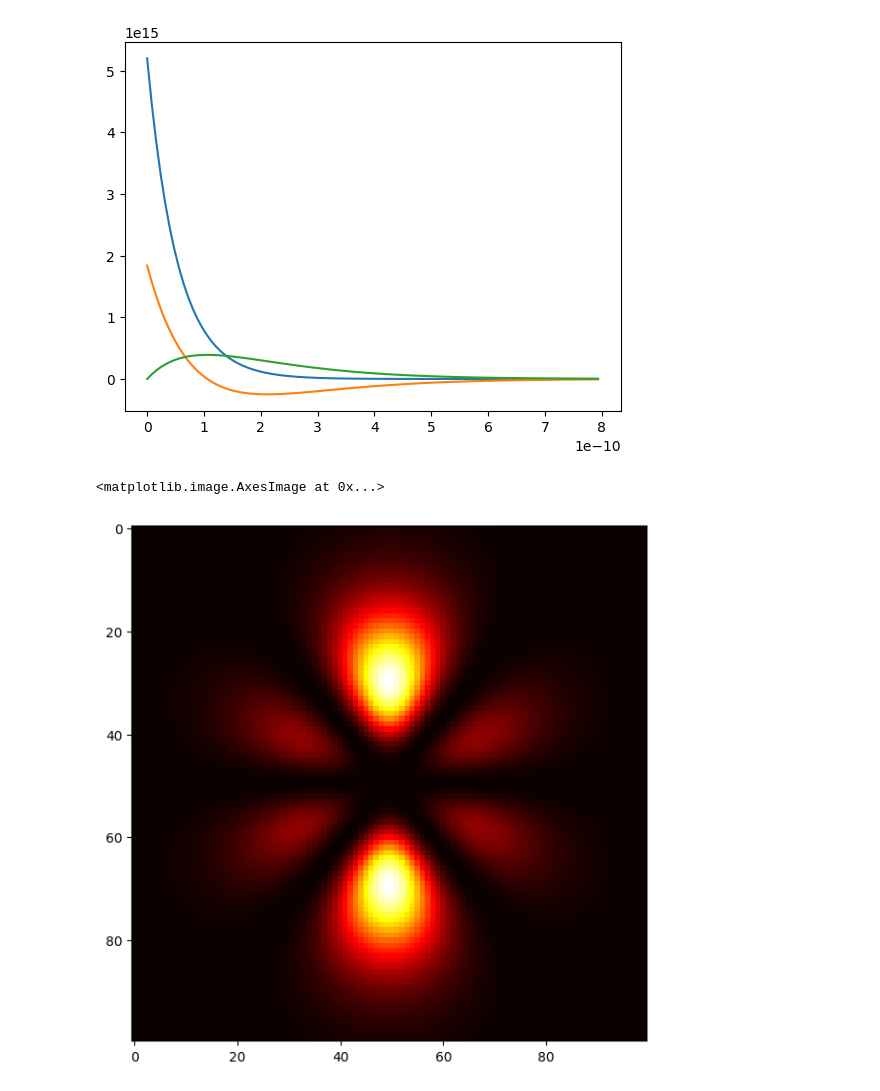
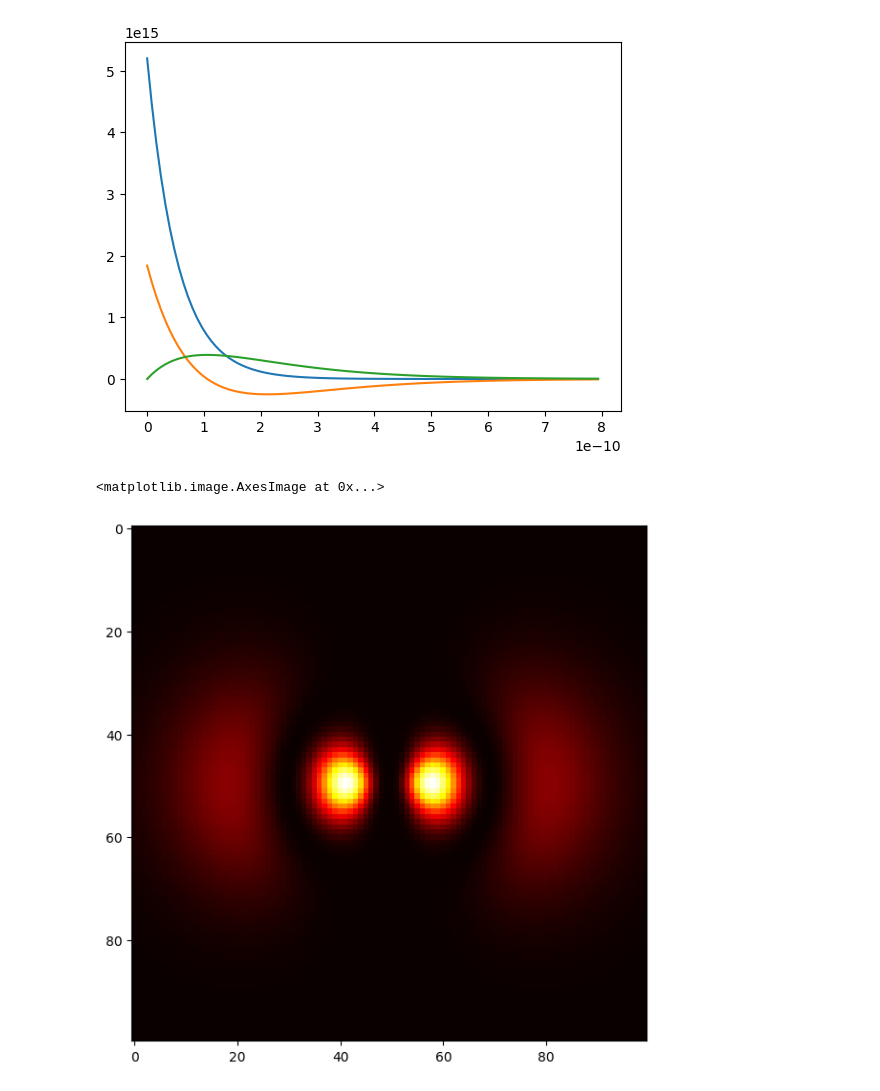
Before and after one commit to DanielBarrreto/Hydrogen-atom, a Jupyter notebook: H_A.ipynb, the cells around one changed output. Saved outputs shown, nothing was run; the diff lists cells and outputs as text; code cells hidden in the pictures.

```diff
--- a/H_A.ipynb
+++ b/H_A.ipynb
@@ -125,18 +125,18 @@ def ATOM(r,theta,phi,n,l,m):
 # %%
 dis=30*a_0
 fig_atom=plt.figure(figsize=(7,7))
 x_ax4=fig_atom.add_subplot()
 
 x_=np.linspace(-dis,dis,100)
 y_=np.linspace(-dis,dis,100)
 X_,Y_=np.meshgrid(x_,y_,indexing="ij")
 R=np.sqrt(X_**2+Y_**2)
 Phi_2=np.arctan2(Y_,X_)
-L=ATOM(R,Phi_2,0,4,3,0)
+L=ATOM(R,Phi_2,0,4,2,2)
 
 norm2 = plt.Normalize(L.min(), L.max())
 
 x_ax4.imshow(L,cmap="hot")
 # %% [output]
 <matplotlib.image.AxesImage at 0x...>
-[figure, old version]
+[figure, new version]
```
